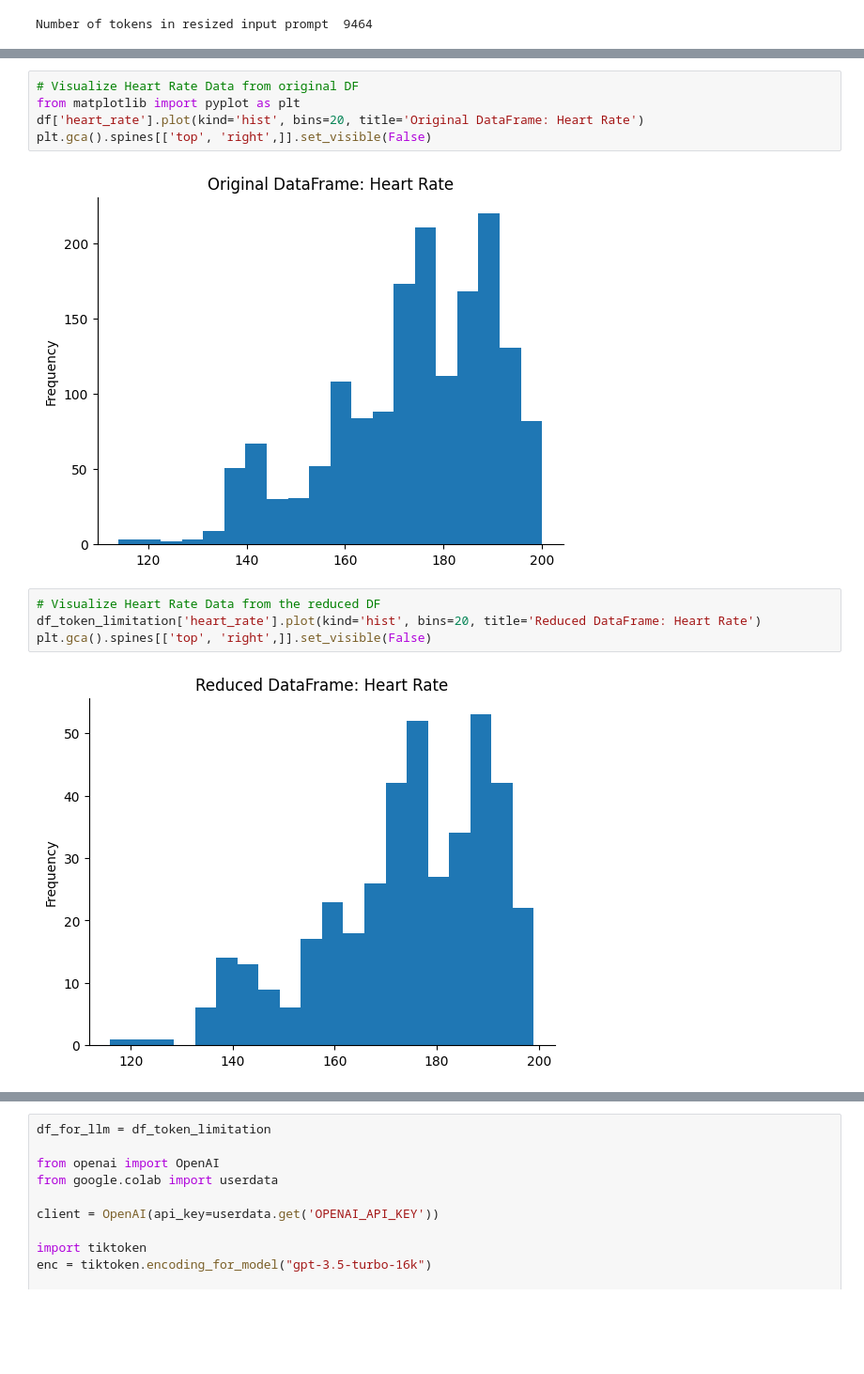
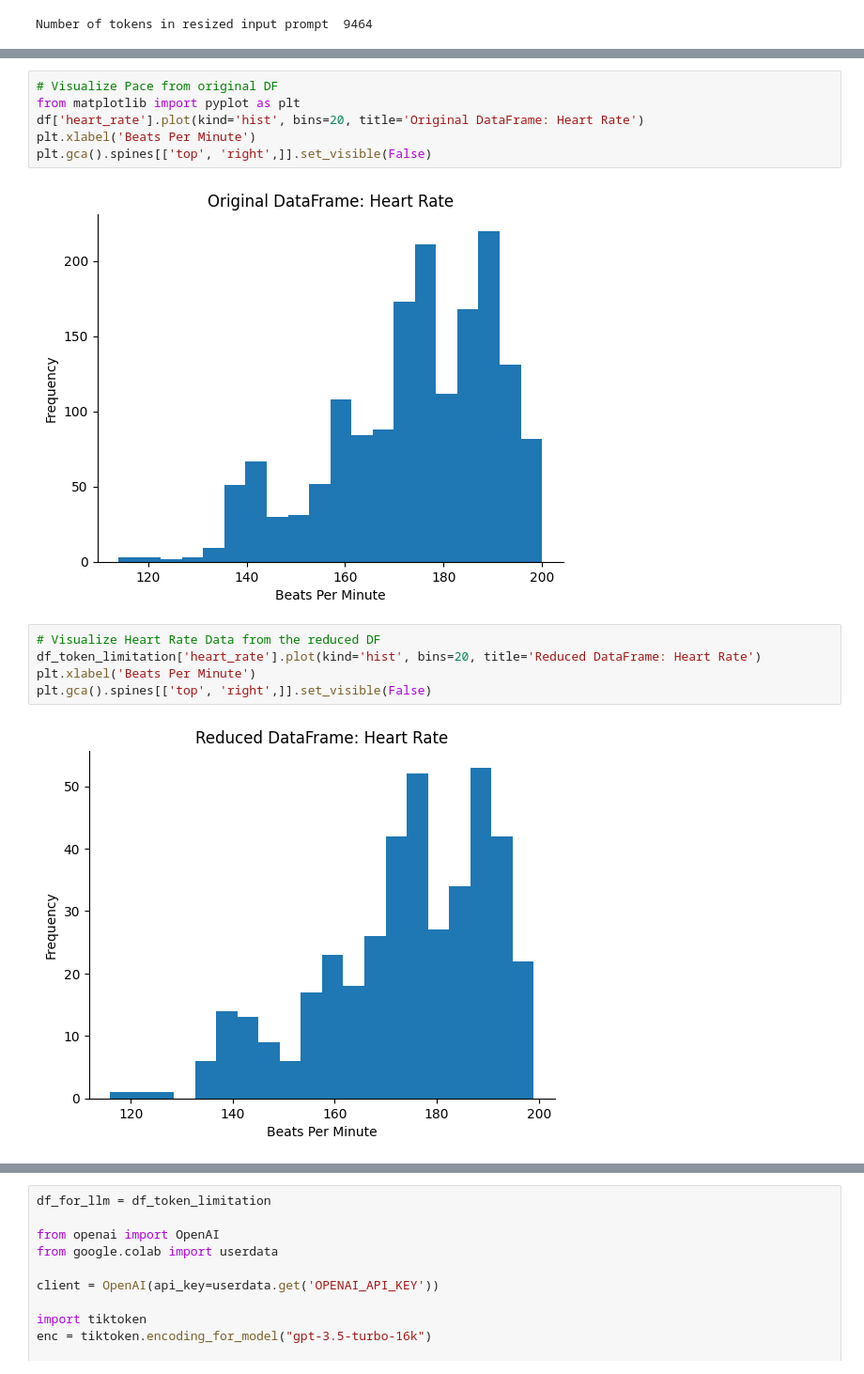
Before and after one commit to braveenth/garmin-running-llm, a Jupyter notebook: Garmin_Running_LLM_Analysis.ipynb, the cells around one changed output, grey strips where cells are left out. Shown: that part at 94% size. Drawn from its saved outputs; the diff is of its cells as text; blank space fills up the shorter version.

Commit message:
Updated charts

```diff
--- a/Garmin_Running_LLM_Analysis.ipynb
+++ b/Garmin_Running_LLM_Analysis.ipynb
@@ -182,13 +192,15 @@ Number of tokens in resized input prompt  9464
 # %%
-# Visualize Heart Rate Data from original DF
+# Visualize Pace from original DF
 from matplotlib import pyplot as plt
 df['heart_rate'].plot(kind='hist', bins=20, title='Original DataFrame: Heart Rate')
+plt.xlabel('Beats Per Minute')
 plt.gca().spines[['top', 'right',]].set_visible(False)
 # %% [output]
-[figure, old version]
+[figure, new version]
 # %%
 # Visualize Heart Rate Data from the reduced DF
 df_token_limitation['heart_rate'].plot(kind='hist', bins=20, title='Reduced DataFrame: Heart Rate')
+plt.xlabel('Beats Per Minute')
 plt.gca().spines[['top', 'right',]].set_visible(False)
 # %% [output]
-[figure, old version]
+[figure, new version]
```
Also changed, not shown: parts of 5 cells of this notebook.
